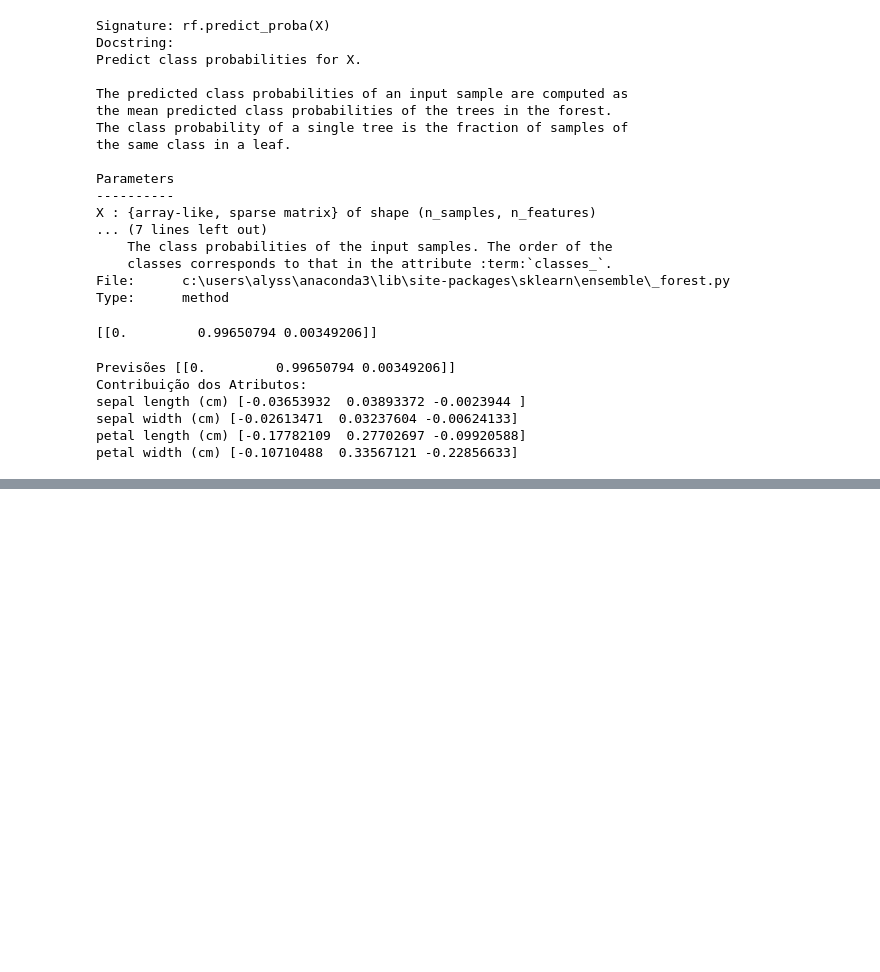
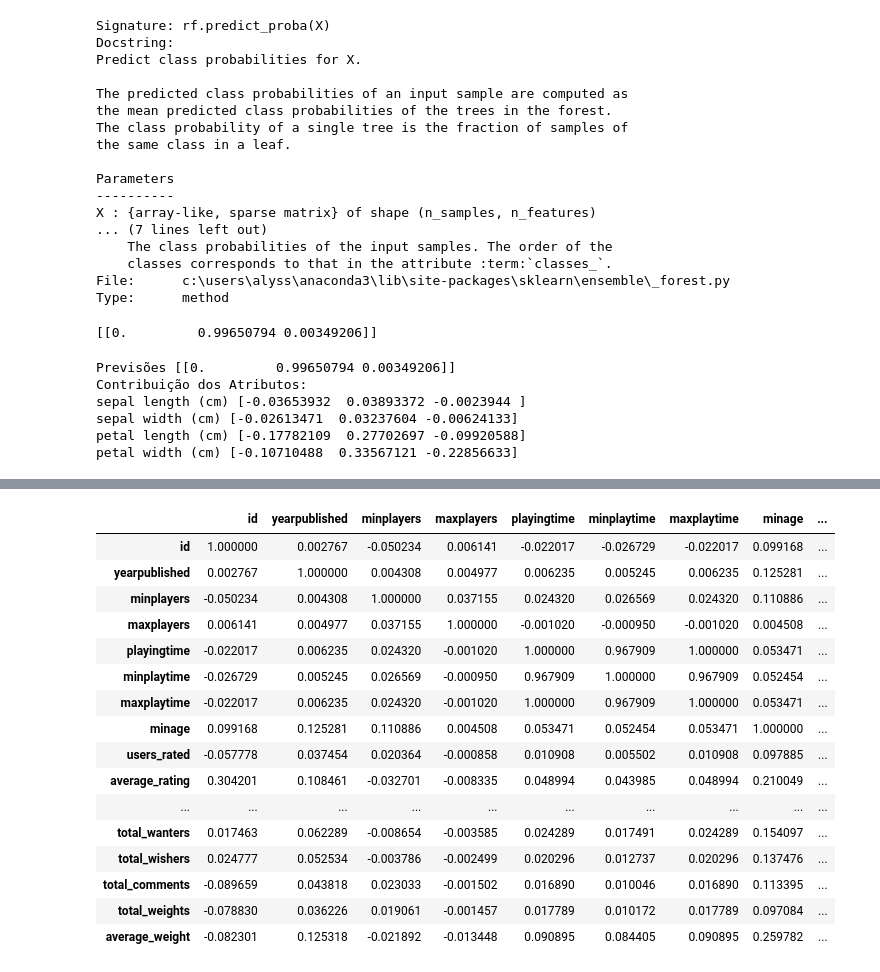
Before and after one commit to alyssonmontovanelli/formacao_dataScience_DSA, a Jupyter notebook: 04_machineLearning/Cap09_DecisionTree_RandomForest_Ensemble_pt2/02_Random_Forest_Python.ipynb, the cells around one changed output, grey strips where cells are left out. Saved outputs shown, nothing was run; the diff lists cells and outputs as text; code cells hidden in the pictures; blank space fills up the shorter version.

```diff
--- a/04_machineLearning/Cap09_DecisionTree_RandomForest_Ensemble_pt2/02_Random_Forest_Python.ipynb
+++ b/04_machineLearning/Cap09_DecisionTree_RandomForest_Ensemble_pt2/02_Random_Forest_Python.ipynb
@@ -375,0 +546,20 @@ petal width (cm) [-0.10710488  0.33567121 -0.22856633]
+# %%
+games.select_dtypes(include=['number']).corr() # retira as variaves do tipo object
+# %% [output]
+|  | id | yearpublished | minplayers | maxplayers | playingtime | minplaytime | maxplaytime | minage | ... |
+| id | 1.000000 | 0.002767 | -0.050234 | 0.006141 | -0.022017 | -0.026729 | -0.022017 | 0.099168 | ... |
+| yearpublished | 0.002767 | 1.000000 | 0.004308 | 0.004977 | 0.006235 | 0.005245 | 0.006235 | 0.125281 | ... |
+| minplayers | -0.050234 | 0.004308 | 1.000000 | 0.037155 | 0.024320 | 0.026569 | 0.024320 | 0.110886 | ... |
+| maxplayers | 0.006141 | 0.004977 | 0.037155 | 1.000000 | -0.001020 | -0.000950 | -0.001020 | 0.004508 | ... |
+| playingtime | -0.022017 | 0.006235 | 0.024320 | -0.001020 | 1.000000 | 0.967909 | 1.000000 | 0.053471 | ... |
+| minplaytime | -0.026729 | 0.005245 | 0.026569 | -0.000950 | 0.967909 | 1.000000 | 0.967909 | 0.052454 | ... |
+| maxplaytime | -0.022017 | 0.006235 | 0.024320 | -0.001020 | 1.000000 | 0.967909 | 1.000000 | 0.053471 | ... |
+| minage | 0.099168 | 0.125281 | 0.110886 | 0.004508 | 0.053471 | 0.052454 | 0.053471 | 1.000000 | ... |
+| users_rated | -0.057778 | 0.037454 | 0.020364 | -0.000858 | 0.010908 | 0.005502 | 0.010908 | 0.097885 | ... |
+| average_rating | 0.304201 | 0.108461 | -0.032701 | -0.008335 | 0.048994 | 0.043985 | 0.048994 | 0.210049 | ... |
+| ... | ... | ... | ... | ... | ... | ... | ... | ... | ... |
+| total_wanters | 0.017463 | 0.062289 | -0.008654 | -0.003585 | 0.024289 | 0.017491 | 0.024289 | 0.154097 | ... |
+| total_wishers | 0.024777 | 0.052534 | -0.003786 | -0.002499 | 0.020296 | 0.012737 | 0.020296 | 0.137476 | ... |
+| total_comments | -0.089659 | 0.043818 | 0.023033 | -0.001502 | 0.016890 | 0.010046 | 0.016890 | 0.113395 | ... |
+| total_weights | -0.078830 | 0.036226 | 0.019061 | -0.001457 | 0.017789 | 0.010172 | 0.017789 | 0.097084 | ... |
+| average_weight | -0.082301 | 0.125318 | -0.021892 | -0.013448 | 0.090895 | 0.084405 | 0.090895 | 0.259782 | ... |
```
Also changed, not shown: parts of 35 cells of this notebook.
